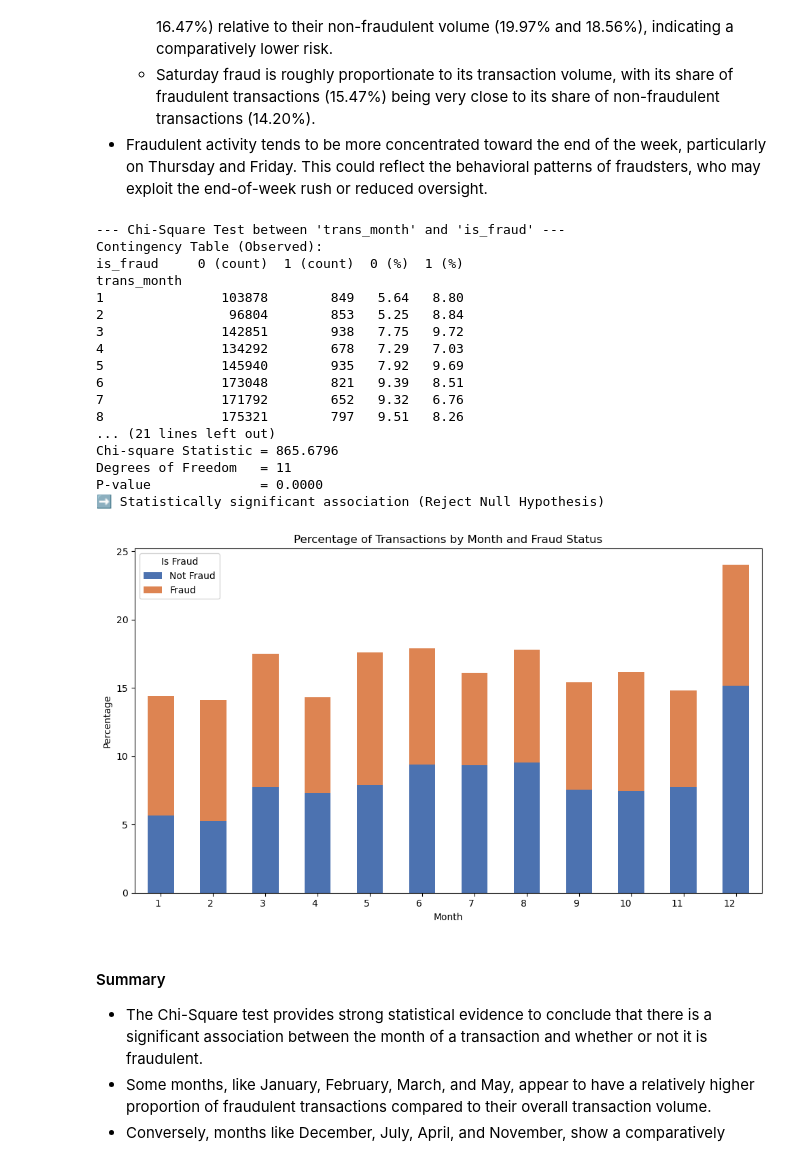
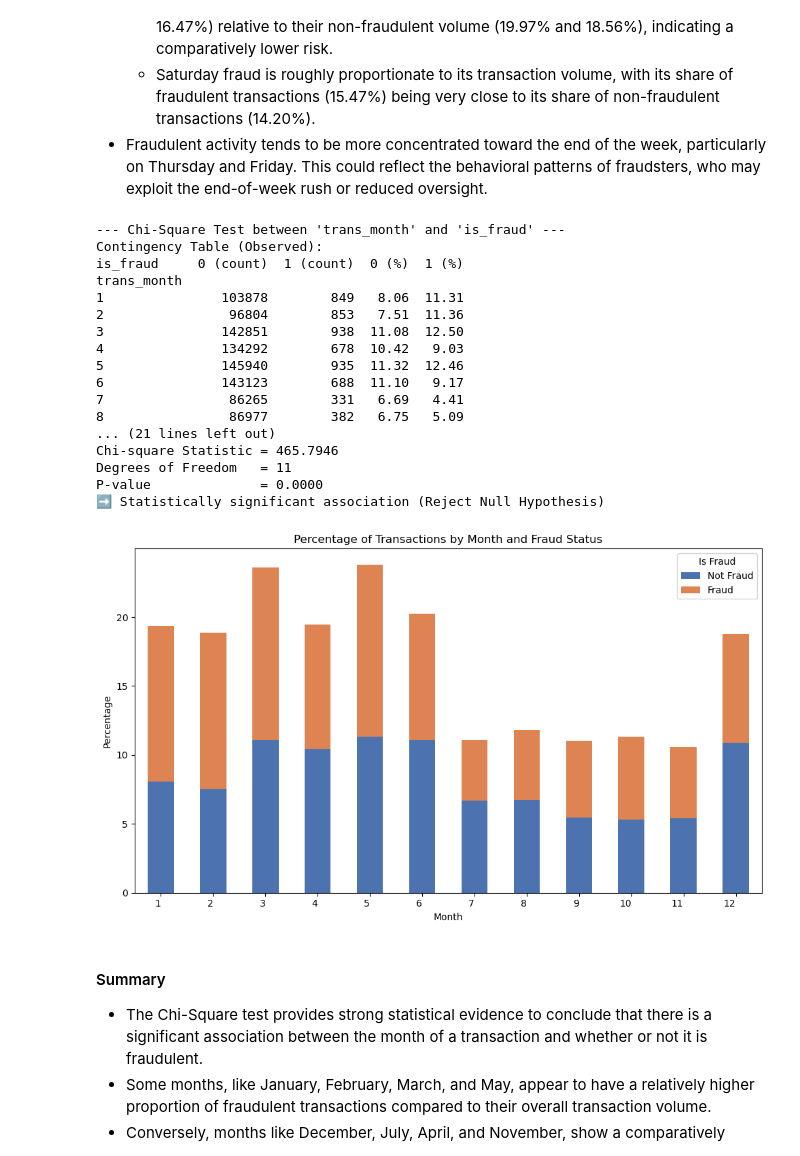
Before and after one commit to SirErikPak/CreditCardFraud, a Jupyter notebook: Notebook/Fraud.ipynb, the cells around one changed output. Drawn from its saved outputs; the diff is of its cells as text; code cells hidden in the pictures.

```diff
--- a/Notebook/Fraud.ipynb
+++ b/Notebook/Fraud.ipynb
@@ -37,20 +37,12 @@ Python Version: 3.13.5
 # %%
 # Load the CSV files
 print("Loading fraudTrain.csv...")
-fraud_train = pd.read_csv("../Data/fraudTrain.csv")
-print(f"Training data shape: {fraud_train.shape}")
+df_train = pd.read_csv("../Data/fraudTrain.csv")
+print(f"Training data shape: {df_train.shape}")
 
 print("\nLoading fraudTest.csv...")
-fraud_test = pd.read_csv("../Data/fraudTest.csv")
-print(f"Test data shape: {fraud_test.shape}")
-
-# Combine the datasets
-print("\nCombining datasets...")
-df = pd.concat([fraud_train, fraud_test], ignore_index=True)
-print(f"Combined data shape: {df.shape}")
-
-# reset index after concatenation
-df.reset_index(drop=True, inplace=True)
+df_test = pd.read_csv("../Data/fraudTest.csv")
+print(f"Test data shape: {df_test.shape}")
 # %% [output]
 Loading fraudTrain.csv...
 Training data shape: (1296675, 23)
@@ -153,15 +131,15 @@ df.head()
 # df.drop(columns=remove_cols, inplace=True, errors='ignore')
 
 # Convert trans_date_trans_time to datetime
-df['trans_date_trans_time'] = pd.to_datetime(df['trans_date_trans_time'])
+df_train['trans_date_trans_time'] = pd.to_datetime(df_train['trans_date_trans_time'])
 # Convert dob to datetime
-df['dob'] = pd.to_datetime(df['dob'])
+df_train['dob'] = pd.to_datetime(df_train['dob'])
 
 # remove 'fraud_' prefix from the 'merchant' column
-df['merchant'] = df['merchant'].str.replace('^fraud_', '', regex=True)
+df_train['merchant'] = df_train['merchant'].str.replace('^fraud_', '', regex=True)
 
 # display
-df.head()
+df_train.head()
 # %% [output]
 |  | Unnamed: 0 | trans_date_trans_time | cc_num | merchant | category | amt | first | last | gender | ... |
 | 0 | 0 | 2019-01-01 00:00:18 | 2703186189652095 | Rippin, Kub and Mann | misc_net | 4.97 | Jennifer | Banks | F | ... |
@@ -227,32 +259,32 @@ mii_to_industry = {
 }
 
 # apply lamda function to map first digit of cc_num to industry
-df['industry'] = df['cc_num'].apply(lambda x: u.map_first_digit_to_value(x, mapping_dict=mii_to_industry))
+df_train['industry'] = df_train['cc_num'].apply(lambda x: u.map_first_digit_to_value(x, mapping_dict=mii_to_industry))
 
 # determe credit card network
-df['cc_network'] = df['cc_num'].apply(lambda x: u.get_credit_card_network(str(x)))
+df_train['cc_network'] = df_train['cc_num'].apply(lambda x: u.get_credit_card_network(str(x)))
 
 # determine store distance
-df['store_distance'] = df.apply(
+df_train['store_distance'] = df_train.apply(
     lambda x: u.haversine_distance_calc(x['lat'], x['long'], x['merch_lat'], x['merch_long']),
     axis=1
 )
 
 # convert amount to log scale
-df['amt_log'] = np.log1p(df['amt'])  # Using log1p
+df_train['amt_log'] = np.log1p(df_train['amt'])  # Using log1p
 
 # Convert 'is_fraud' to a numeric type (int or float)
-df['is_fraud'] = df['is_fraud'].astype(int)  # or float, depending on your data
+df_train['is_fraud'] = df_train['is_fraud'].astype(int)  # or float, depending on your data
 
 
 # Define Non-ordered categorical columns
 cat_cols = ['merchant', 'category', 'gender', 'city', 'state', 'zip', 'job', 'trans_qtr', 'trans_month', 'trans_day',
             'trans_day_of_week', 'trans_hour', 'trans_week_of_year', 'industry', 'cc_network']
-df[cat_cols] = df[cat_cols].astype('category')
+df_train[cat_cols] = df_train[cat_cols].astype('category')
 
 
 # Display the first few rows of the updated DataFrame
-df.head()
+df_train.head()
 # %% [output]
 |  | Unnamed: 0 | trans_date_trans_time | cc_num | merchant | category | amt | first | last | gender | ... |
 | 0 | 0 | 2019-01-01 00:00:18 | 2703186189652095 | Rippin, Kub and Mann | misc_net | 4.97 | Jennifer | Banks | F | ... |
@@ -371,40 +437,40 @@ P-value              = 0.0000
 - Fraudulent activity tends to be more concentrated toward the end of the week, particularly on Thursday and Friday. This could reflect the behavioral patterns of fraudsters, who may exploit the end-of-week rush or reduced oversight.
 # %%
 # Perform Chi-Square Test
-contingency_table_percent = st.chi_square_test(df, 'trans_month', 'is_fraud')
+contingency_table_percent = st.chi_square_test(df_train, 'trans_month', 'is_fraud')
 contingency_table_percent.plot(
     kind='bar',
     stacked=True,
     figsize=(10, 6),
     color=['#4c72b0', '#dd8452']  # Optional: custom colors for clarity
 )
 
 plt.ylabel('Percentage')
 plt.xlabel('Month')
 plt.title('Percentage of Transactions by Month and Fraud Status')
 plt.legend(['Not Fraud', 'Fraud'], title='Is Fraud')
 plt.xticks(rotation=0, ha='right')
 plt.tight_layout()
 plt.show()
 # %% [output]
 --- Chi-Square Test between 'trans_month' and 'is_fraud' ---
 Contingency Table (Observed):
 is_fraud     0 (count)  1 (count)  0 (%)  1 (%)
 trans_month
-1               103878        849   5.64   8.80
-2                96804        853   5.25   8.84
-3               142851        938   7.75   9.72
-4               134292        678   7.29   7.03
-5               145940        935   7.92   9.69
-6               173048        821   9.39   8.51
-7               171792        652   9.32   6.76
-8               175321        797   9.51   8.26
+1               103878        849   8.06  11.31
+2                96804        853   7.51  11.36
+3               142851        938  11.08  12.50
+4               134292        678  10.42   9.03
+5               145940        935  11.32  12.46
+6               143123        688  11.10   9.17
+7                86265        331   6.69   4.41
+8                86977        382   6.75   5.09
 ... (21 lines left out)
-Chi-square Statistic = 865.6796
+Chi-square Statistic = 465.7946
 Degrees of Freedom   = 11
 P-value              = 0.0000
 ➡️ Statistically significant association (Reject Null Hypothesis)
-[figure, old version]
+[figure, new version]
 # %% [markdown]
 #### Summary
 - The Chi-Square test provides strong statistical evidence to conclude that there is a significant association between the month of a transaction and whether or not it is fraudulent.
```
Also changed, not shown: parts of 33 cells of this notebook, 2 other files.
